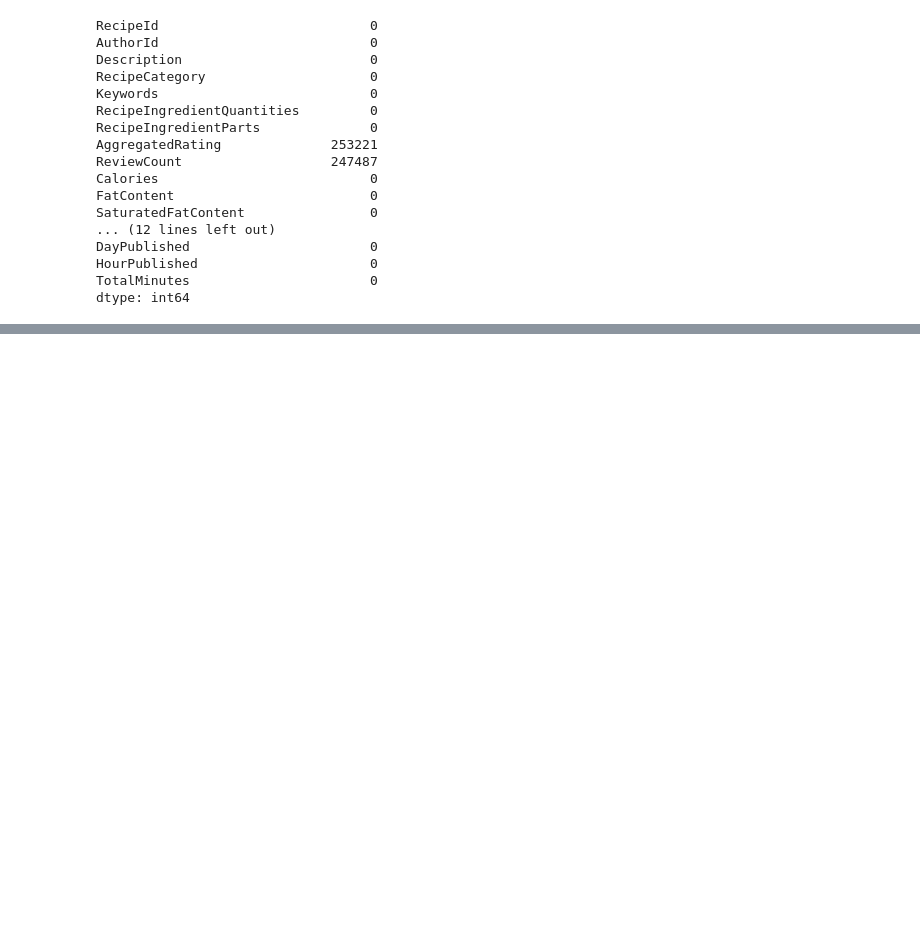
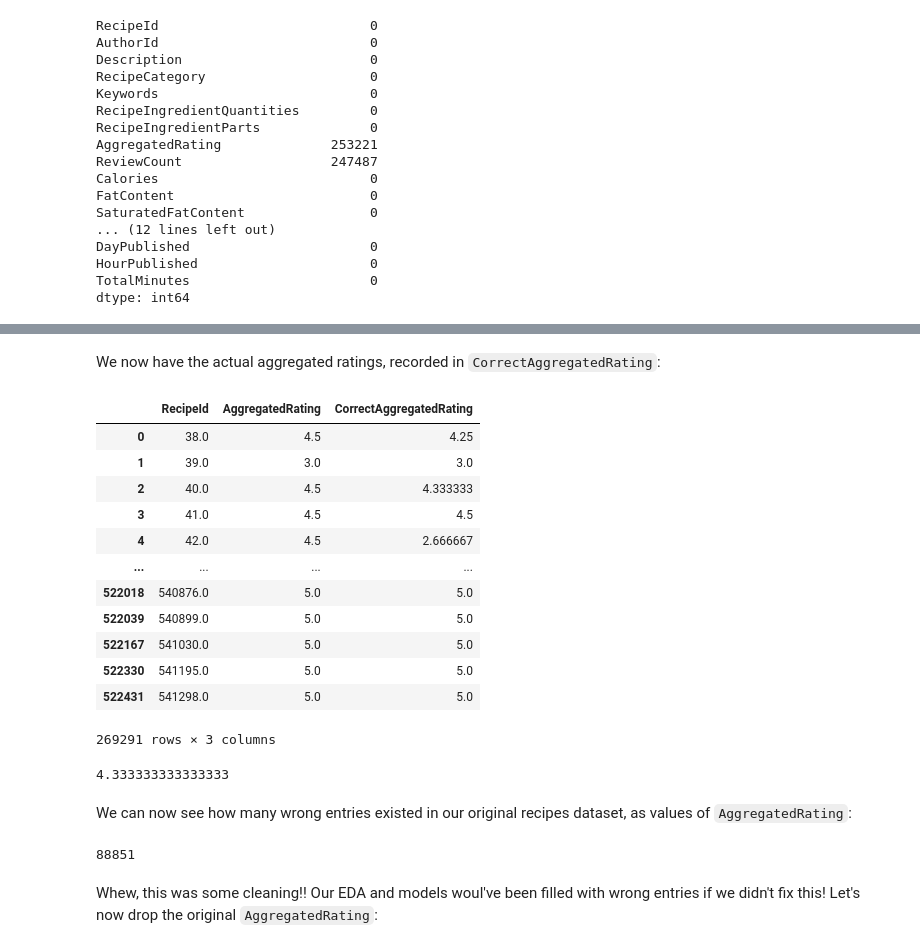
Before and after one commit to amirkiaml/DeepChef-BSTN-Capstone, a Jupyter notebook: Basic Data Cleaning.ipynb, the cells around one changed output, grey strips where cells are left out. Cells and saved outputs as stored; diff of their text form; code cells hidden in the pictures; blank space fills up the shorter version.

```diff
--- a/Basic Data Cleaning.ipynb
+++ b/Basic Data Cleaning.ipynb
@@ -1542,0 +1697,2 @@ Okay! We now have done some major cleaning on the original Kaggle dataset. I'm g
+# %%
+recipes['CorrectAggregatedRating'] = ''
@@ -1542,0 +1756,30 @@ Okay! We now have done some major cleaning on the original Kaggle dataset. I'm g
+# %% [markdown]
+We now have the actual aggregated ratings, recorded in `CorrectAggregatedRating`:
+# %%
+recipes[['RecipeId','AggregatedRating','CorrectAggregatedRating']].dropna()
+# %% [output]
+|  | RecipeId | AggregatedRating | CorrectAggregatedRating |
+| 0 | 38.0 | 4.5 | 4.25 |
+| 1 | 39.0 | 3.0 | 3.0 |
+| 2 | 40.0 | 4.5 | 4.333333 |
+| 3 | 41.0 | 4.5 | 4.5 |
+| 4 | 42.0 | 4.5 | 2.666667 |
+| ... | ... | ... | ... |
+| 522018 | 540876.0 | 5.0 | 5.0 |
+| 522039 | 540899.0 | 5.0 | 5.0 |
+| 522167 | 541030.0 | 5.0 | 5.0 |
+| 522330 | 541195.0 | 5.0 | 5.0 |
+| 522431 | 541298.0 | 5.0 | 5.0 |
+269291 rows × 3 columns
+# %%
+reviews[reviews['RecipeId'] == 40.0]['Rating'].mean()
+# %% [output]
+4.333333333333333
+# %% [markdown]
+We can now see how many wrong entries existed in our original recipes dataset, as values of `AggregatedRating`:
+# %%
+(recipes[['RecipeId','AggregatedRating','CorrectAggregatedRating']].dropna()['AggregatedRating'] != recipes[['RecipeId','AggregatedRating','CorrectAggregatedRating']].dropna()['CorrectAggregatedRating']).sum()
+# %% [output]
+88851
+# %% [markdown]
+Whew, this was some cleaning!! Our EDA and models woul've been filled with wrong entries if we didn't fix this! Let's now drop the original `AggregatedRating`:
```
Also changed, not shown: parts of 47 cells of this notebook.
